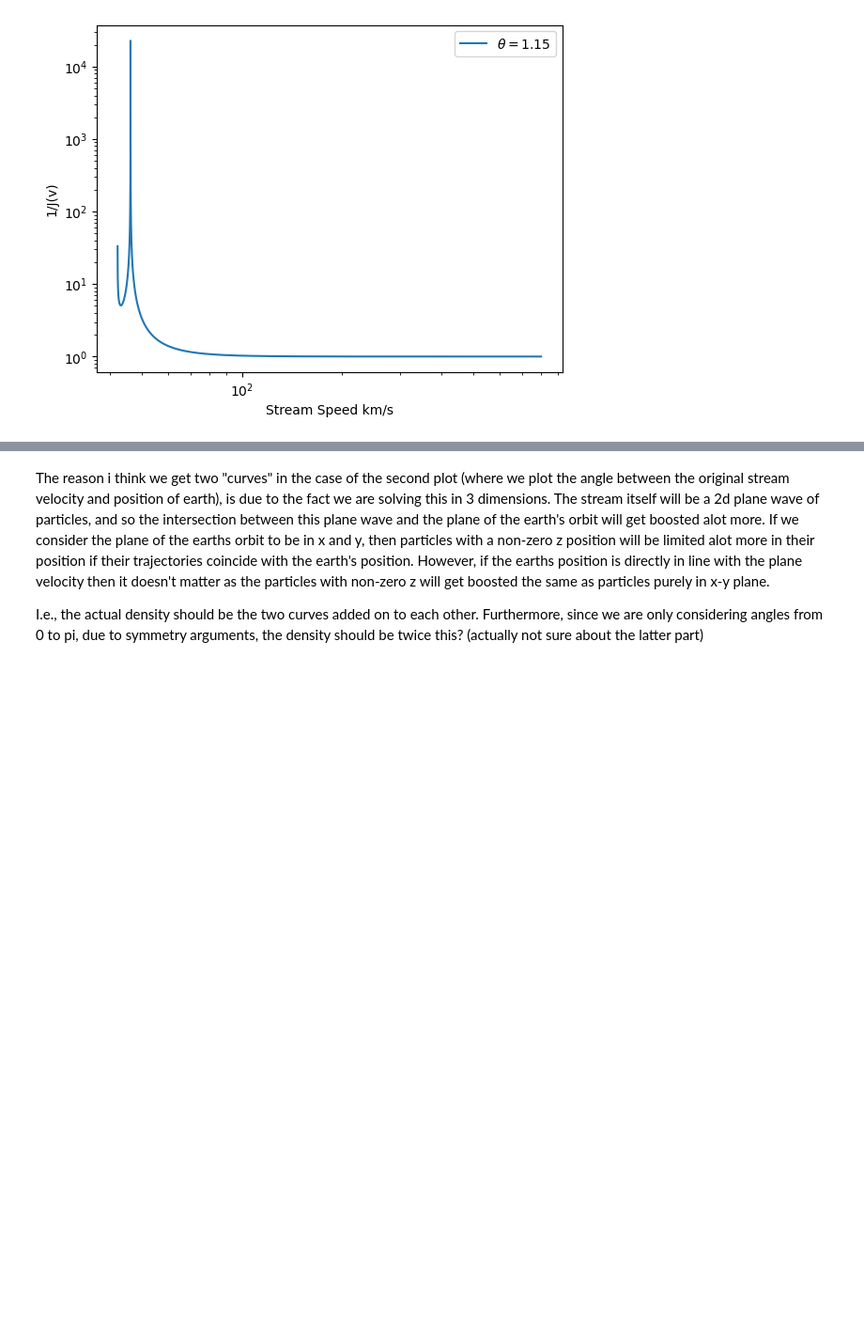
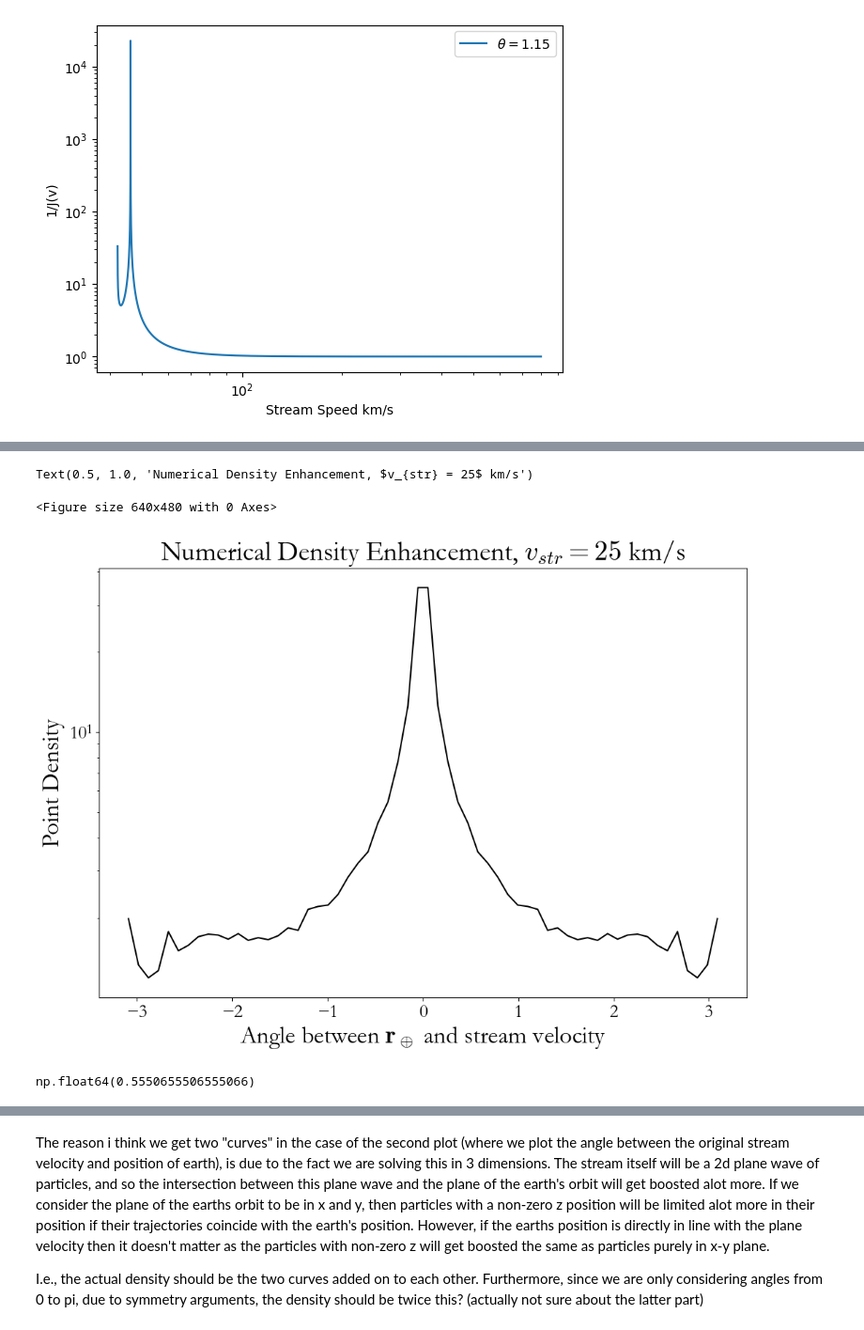
Before and after one commit to shauryagarg145/dark-matter-waves, a Jupyter notebook: jacobian.ipynb, the cells around one changed output, grey strips where cells are left out. Shown at 94% size. Saved outputs shown, nothing was run; the diff lists cells and outputs as text; code cells hidden in the pictures; blank space fills up the shorter version.

```diff
--- a/jacobian.ipynb
+++ b/jacobian.ipynb
@@ -330,0 +536,18 @@ func(ang2, spd, Phi, np.pi-p)
+# %%
+plt.clf()
+
+plt.figure(figsize=(12, 8))
+
+plt.semilogy(data[:, 0], data[:, 1] / cons[C], color = "black")
+
+plt.xlabel("Angle between $\\mathbf{r}_\\oplus$ and stream velocity")
+plt.ylabel("Point Density")
+plt.title("Numerical Density Enhancement, $v_{str} = 25$ km/s")
+# %% [output]
+Text(0.5, 1.0, 'Numerical Density Enhancement, $v_{str} = 25$ km/s')
+<Figure size 640x480 with 0 Axes>
+[figure, added]
+# %%
+cons[C]
+# %% [output]
+np.float64(0.5550655506555066)
```
Also changed, not shown: parts of 10 cells of this notebook, 10 other files.
